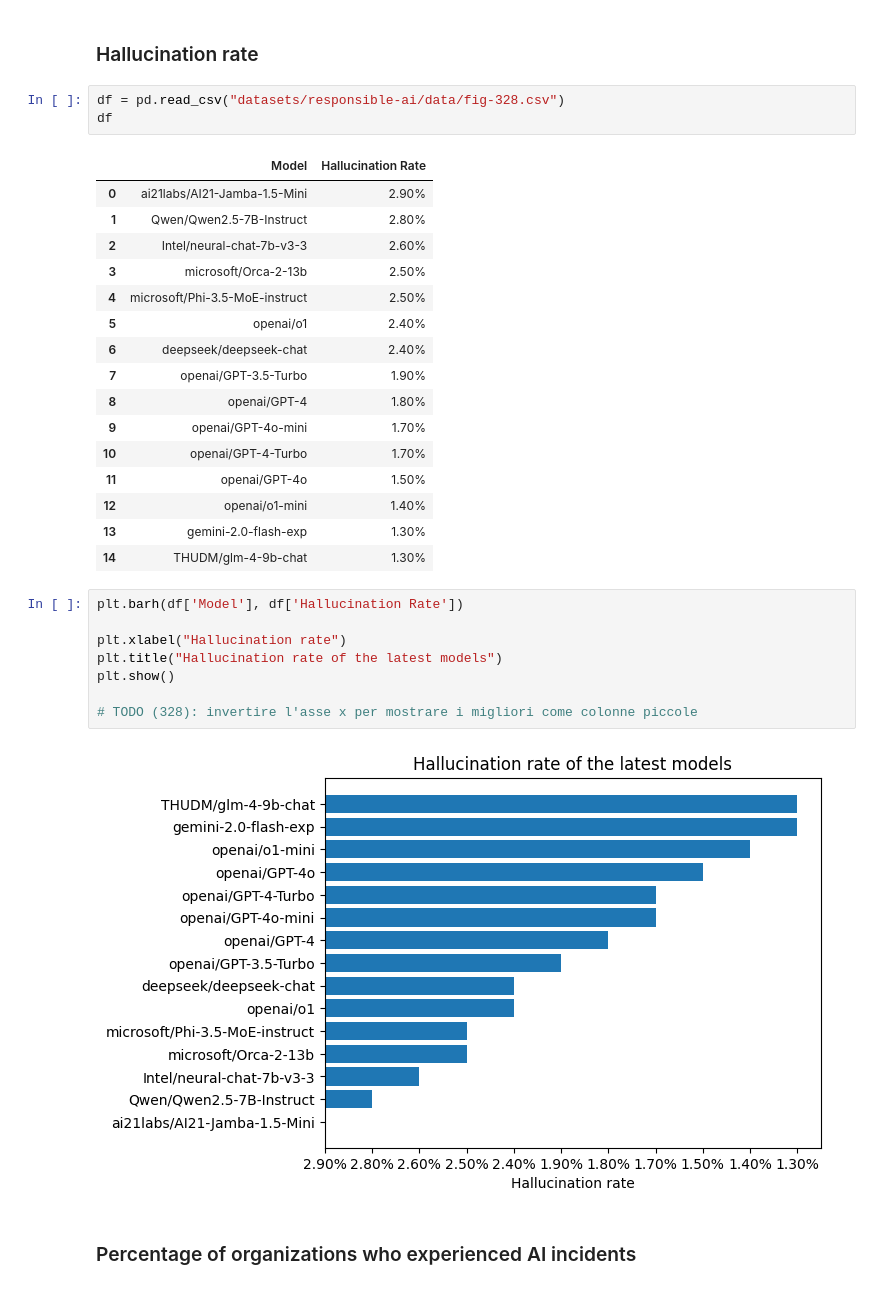
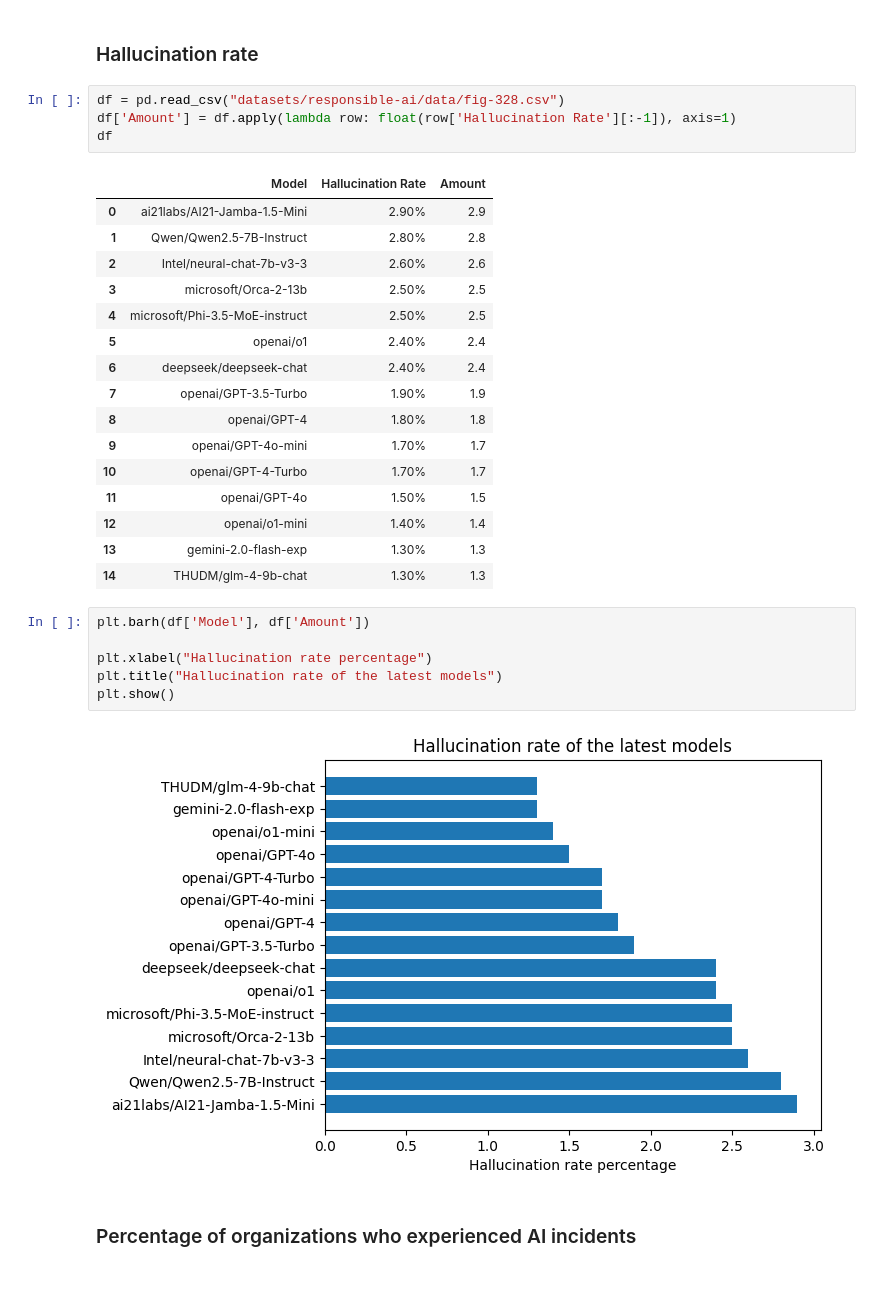
Before and after one commit to Alit54/UniMi---Scientific-Visualization, a Jupyter notebook: simo-charts.ipynb, the cells around one changed output. Cells and saved outputs as stored; diff of their text form.

```diff
--- a/simo-charts.ipynb
+++ b/simo-charts.ipynb
@@ -218,34 +220,33 @@ plt.show()
 ### Hallucination rate
 # %%
 df = pd.read_csv("datasets/responsible-ai/data/fig-328.csv")
+df['Amount'] = df.apply(lambda row: float(row['Hallucination Rate'][:-1]), axis=1)
 df
 # %% [output]
-|  | Model | Hallucination Rate |
-| 0 | ai21labs/AI21-Jamba-1.5-Mini | 2.90% |
-| 1 | Qwen/Qwen2.5-7B-Instruct | 2.80% |
-| 2 | Intel/neural-chat-7b-v3-3 | 2.60% |
-| 3 | microsoft/Orca-2-13b | 2.50% |
-| 4 | microsoft/Phi-3.5-MoE-instruct | 2.50% |
-| 5 | openai/o1 | 2.40% |
-| 6 | deepseek/deepseek-chat | 2.40% |
-| 7 | openai/GPT-3.5-Turbo | 1.90% |
-| 8 | openai/GPT-4 | 1.80% |
-| 9 | openai/GPT-4o-mini | 1.70% |
-| 10 | openai/GPT-4-Turbo | 1.70% |
-| 11 | openai/GPT-4o | 1.50% |
-| 12 | openai/o1-mini | 1.40% |
-| 13 | gemini-2.0-flash-exp | 1.30% |
-| 14 | THUDM/glm-4-9b-chat | 1.30% |
+|  | Model | Hallucination Rate | Amount |
+| 0 | ai21labs/AI21-Jamba-1.5-Mini | 2.90% | 2.9 |
+| 1 | Qwen/Qwen2.5-7B-Instruct | 2.80% | 2.8 |
+| 2 | Intel/neural-chat-7b-v3-3 | 2.60% | 2.6 |
+| 3 | microsoft/Orca-2-13b | 2.50% | 2.5 |
+| 4 | microsoft/Phi-3.5-MoE-instruct | 2.50% | 2.5 |
+| 5 | openai/o1 | 2.40% | 2.4 |
+| 6 | deepseek/deepseek-chat | 2.40% | 2.4 |
+| 7 | openai/GPT-3.5-Turbo | 1.90% | 1.9 |
+| 8 | openai/GPT-4 | 1.80% | 1.8 |
+| 9 | openai/GPT-4o-mini | 1.70% | 1.7 |
+| 10 | openai/GPT-4-Turbo | 1.70% | 1.7 |
+| 11 | openai/GPT-4o | 1.50% | 1.5 |
+| 12 | openai/o1-mini | 1.40% | 1.4 |
+| 13 | gemini-2.0-flash-exp | 1.30% | 1.3 |
+| 14 | THUDM/glm-4-9b-chat | 1.30% | 1.3 |
 # %%
-plt.barh(df['Model'], df['Hallucination Rate'])
+plt.barh(df['Model'], df['Amount'])
 
-plt.xlabel("Hallucination rate")
+plt.xlabel("Hallucination rate percentage")
 plt.title("Hallucination rate of the latest models")
 plt.show()
-
-# TODO (328): invertire l'asse x per mostrare i migliori come colonne piccole
 # %% [output]
-[figure, old version]
+[figure, new version]
 # %% [markdown]
 ### Percentage of organizations who experienced AI incidents
 # %%
```
Also changed, not shown: parts of 16 cells of this notebook.
